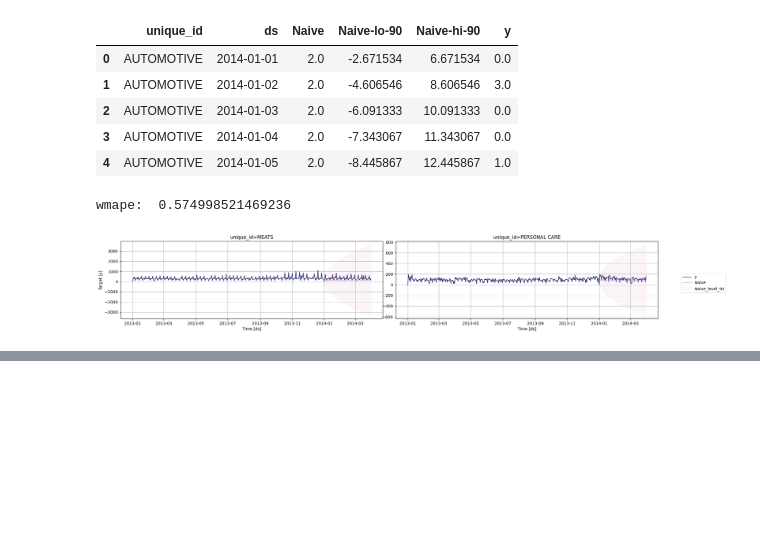
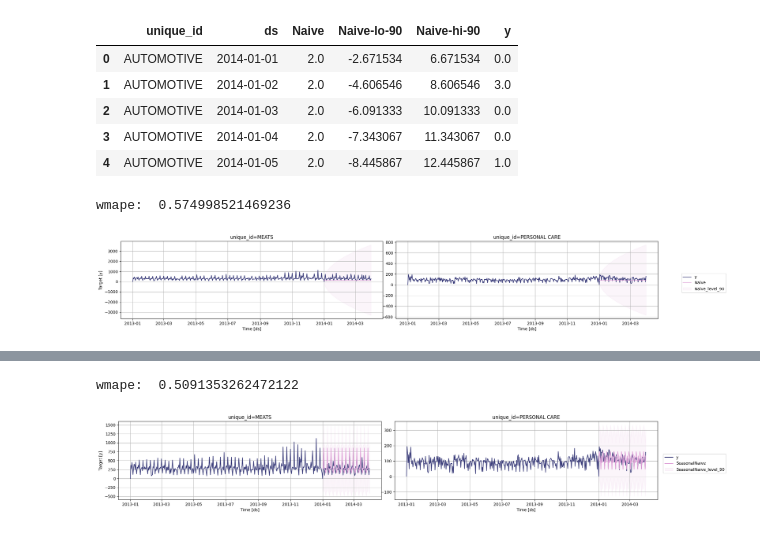
Before and after one commit to edupmon/fiap, a Jupyter notebook: pos-tech/data-analytics/fase-2/03-analise-de-series-temporais/aula-5/aula-5.ipynb, the cells around one changed output, grey strips where cells are left out. Drawn from its saved outputs; the diff is of its cells as text; code cells hidden in the pictures; blank space fills up the shorter version.

Commit message:
Fase 2 - Modelo e Previsão - Aula 5 - Vídeo 4

```diff
--- a/pos-tech/data-analytics/fase-2/03-analise-de-series-temporais/aula-5/aula-5.ipynb
+++ b/pos-tech/data-analytics/fase-2/03-analise-de-series-temporais/aula-5/aula-5.ipynb
@@ -73,3 +73,10 @@ wmape:  0.574998521469236
 model.plot(train, df_pred, level=[90], unique_ids=['MEATS', 'PERSONAL CARE'])
 # %% [output]
 [figure]
+# %%
+model_seasonal = StatsForecast(models=[SeasonalNaive(season_length=7)],
+                               freq='D', n_jobs=-1)
+model_seasonal.fit(train)
+
+df_pred_seasonal = model_seasonal.predict(h=h, level=[90])
+df_pred_seasonal.head()
@@ -75,0 +91,5 @@ model.plot(train, df_pred, level=[90], unique_ids=['MEATS', 'PERSONAL CARE'])
+# %%
+df_pred_seasonal = df_pred_seasonal.reset_index().merge(valid,
+                                                        on=['ds', 'unique_id'],
+                                                        how='left')
+df_pred_seasonal.head()
@@ -75,0 +103,10 @@ model.plot(train, df_pred, level=[90], unique_ids=['MEATS', 'PERSONAL CARE'])
+# %%
+print('wmape: ', wmape(df_pred_seasonal['y'].values,
+                       df_pred_seasonal['SeasonalNaive'].values))
+# %% [output]
+wmape:  0.5091353262472122
+# %%
+model.plot(train, df_pred_seasonal, level=[90],
+           unique_ids=['MEATS', 'PERSONAL CARE'])
+# %% [output]
+[figure, added]
```
Also changed, not shown: parts of 3 cells of this notebook.
